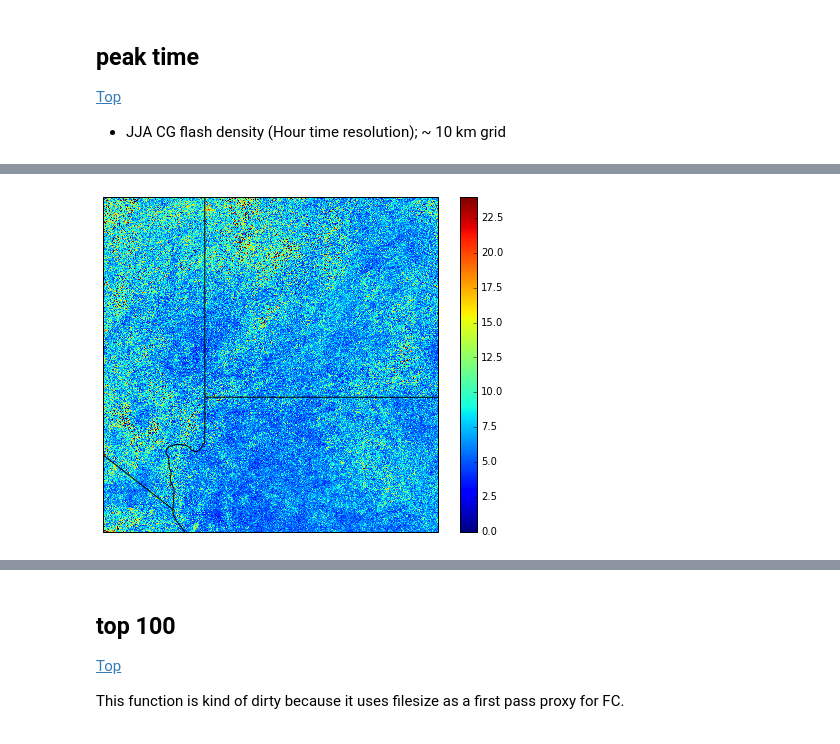
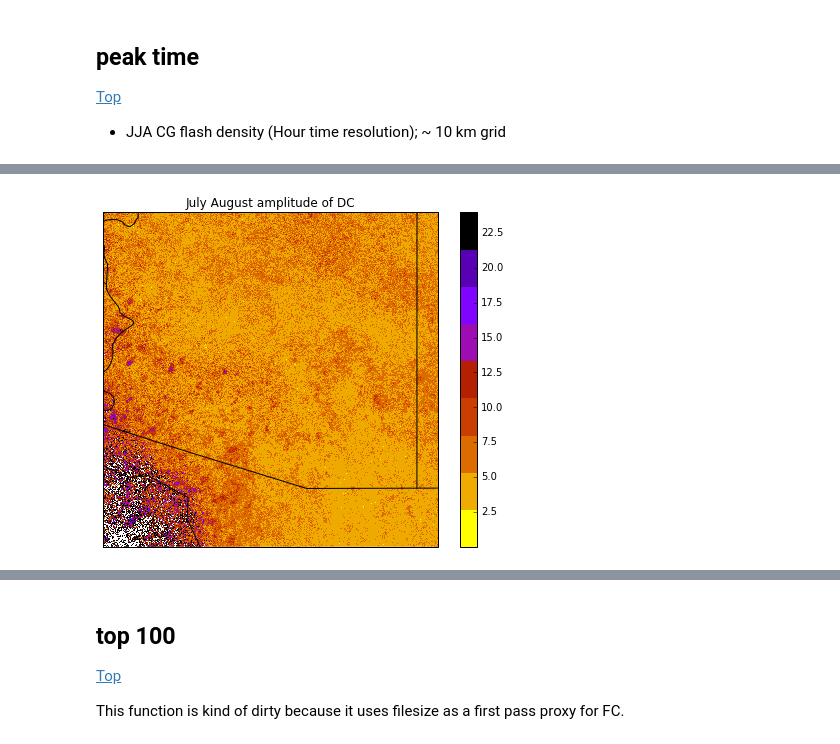
Before and after one commit to jsignell/lightning-tools, a Jupyter notebook: Regional Computations.ipynb, the cells around one changed output, grey strips where cells are left out. Cells and saved outputs as stored; diff of their text form; code cells hidden in the pictures.

```diff
--- a/Regional Computations.ipynb
+++ b/Regional Computations.ipynb
@@ -77,6 +77,6 @@ cities['cedar']
  'r': 3}
 # %%
-c = Region(city=cities['cedar'])
+c = Region(city=cities['phoenix'])
 c.define_grid(nbins=600)
 # %%
 MMDC_grid = {}
@@ -154,7 +144,7 @@ for m in months.keys():
 [Top](#Python-programs)
  - JJA CG flash density (Hour time resolution); ~ 10 km grid
 # %%
-JJADC_grid = {}
-for k,v in MMDC_grid[6].items():
-    JJADC_grid.update({k: v + MMDC_grid[7][k]+MMDC_grid[8][k]})
+JADC_grid = {}
+for k,v in MMDC_grid[7].items():
+    JADC_grid.update({k: v + MMDC_grid[8][k]})
 # %%
@@ -192,10 +187,9 @@ plt.colorbar(den, ax=ax);
 # %%
 plt.figure(figsize=(8,6))
-hourly3D = np.stack(c.DC_grid.values()) #np.stack(JJADC_grid.values())
+hourly3D = np.stack(np.stack(JADC_grid.values()))
 amplitude = ((np.max(hourly3D, axis=0)-np.min(hourly3D, axis=0))/np.mean(hourly3D, axis=0))
 amplitude = np.nan_to_num(amplitude)
-ax = background(plt.subplot(1, 1, 1, projection=ccrs.PlateCarree()))
-den = ax.pcolor(c.gridx, c.gridy, amplitude)
-plt.colorbar(den, ax=ax);
+im, ax = c.plot_grid(amplitude, cbar=True, vmin=.0001)
+ax.set_title('July August amplitude of DC');
 # %% [output]
-[figure, old version]
+[figure, new version]
```
Also changed, not shown: parts of 13 cells of this notebook, 1 other file.
